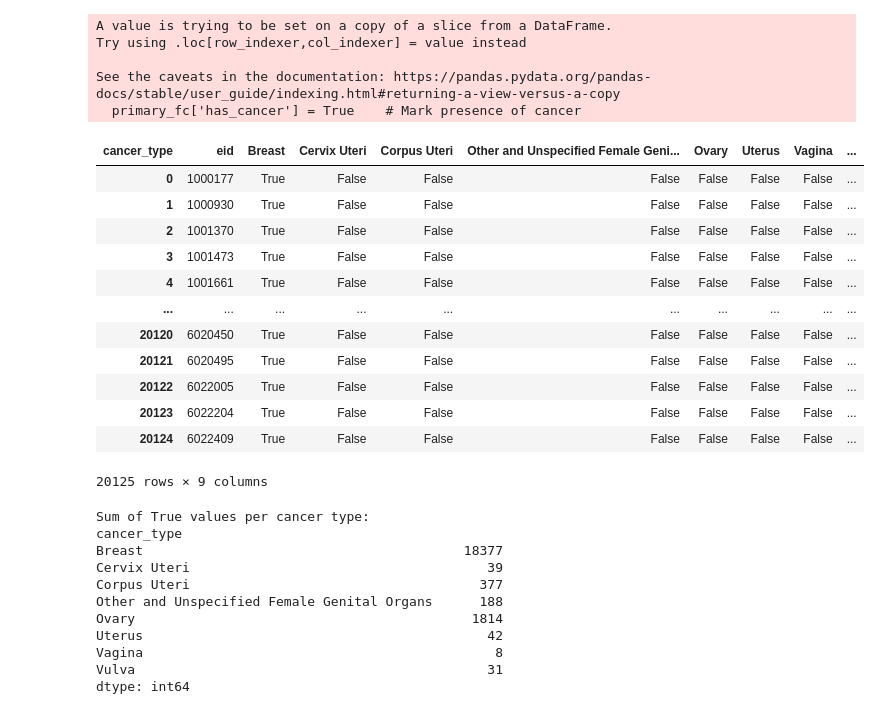
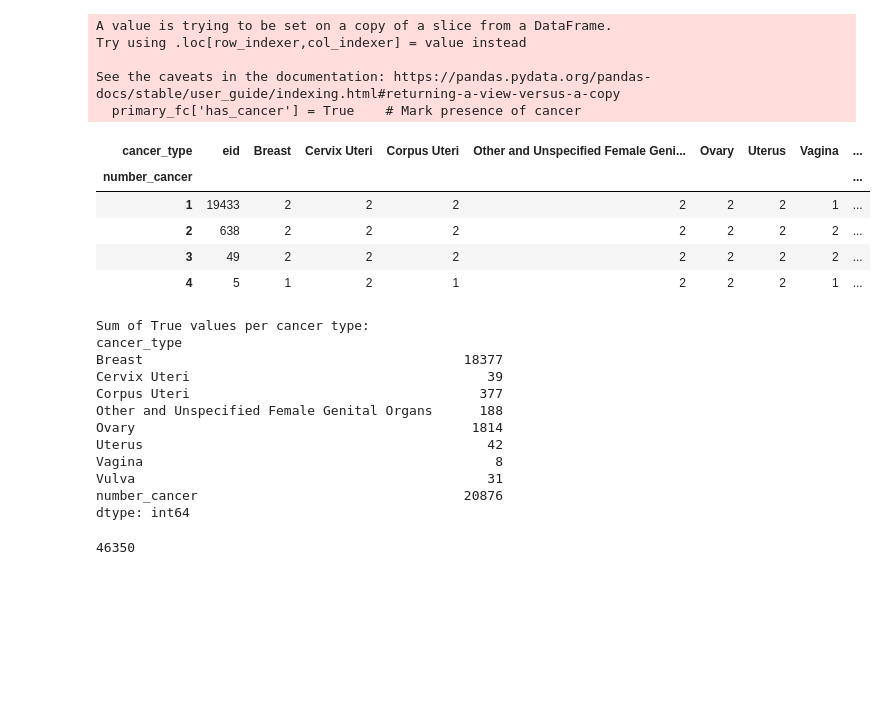
Before and after one commit to esteeliat/sports, a Jupyter notebook: Clean Diagnosis Data.ipynb, the cells around one changed output. Saved outputs shown, nothing was run; the diff lists cells and outputs as text; code cells hidden in the pictures; blank space fills up the shorter version.

```diff
--- a/Clean Diagnosis Data.ipynb
+++ b/Clean Diagnosis Data.ipynb
@@ -10,7 +10,6 @@ ICD10_MAP = {
     'C55': 'Uterus',
     'C56': 'Ovary',
     'C57': 'Other and Unspecified Female Genital Organs',
-    'C58': 'Placenta'
 }
 # %%
 df = pd.read_csv('heisin_dag.csv')
@@ -23,32 +23,25 @@ primary_fc = df[(df[LEVEL] == 'Primary/main diagnosis') & (df[DIAG].str.contains
 # %%
 primary_fc['has_cancer'] = True    # Mark presence of cancer
 pivot_df = primary_fc.pivot_table(index='eid',
                           columns=FEMAL_CANCER_TYPE,
                           values='has_cancer',
                           aggfunc='max',
                           fill_value=False).astype(bool).reset_index()
-
+pivot_df['number_cancer'] = pivot_df[ICD10_MAP.values()].sum(axis=1)
 # Display result
-pivot_df
+pivot_df.groupby('number_cancer').nunique('eid')
 # %% [output]
 A value is trying to be set on a copy of a slice from a DataFrame.
 Try using .loc[row_indexer,col_indexer] = value instead
 
 See the caveats in the documentation: https://pandas.pydata.org/pandas-docs/stable/user_guide/indexing.html#returning-a-view-versus-a-copy
   primary_fc['has_cancer'] = True    # Mark presence of cancer
 | cancer_type | eid | Breast | Cervix Uteri | Corpus Uteri | Other and Unspecified Female Geni... | Ovary | Uterus | Vagina | ... |
-| 0 | 1000177 | True | False | False | False | False | False | False | ... |
-| 1 | 1000930 | True | False | False | False | False | False | False | ... |
-| 2 | 1001370 | True | False | False | False | False | False | False | ... |
-| 3 | 1001473 | True | False | False | False | False | False | False | ... |
-| 4 | 1001661 | True | False | False | False | False | False | False | ... |
-| ... | ... | ... | ... | ... | ... | ... | ... | ... | ... |
-| 20120 | 6020450 | True | False | False | False | False | False | False | ... |
-| 20121 | 6020495 | True | False | False | False | False | False | False | ... |
-| 20122 | 6022005 | True | False | False | False | False | False | False | ... |
-| 20123 | 6022204 | True | False | False | False | False | False | False | ... |
-| 20124 | 6022409 | True | False | False | False | False | False | False | ... |
+| number_cancer |  |  |  |  |  |  |  |  | ... |
+| 1 | 19433 | 2 | 2 | 2 | 2 | 2 | 2 | 1 | ... |
+| 2 | 638 | 2 | 2 | 2 | 2 | 2 | 2 | 2 | ... |
+| 3 | 49 | 2 | 2 | 2 | 2 | 2 | 2 | 2 | ... |
+| 4 | 5 | 1 | 2 | 1 | 2 | 2 | 2 | 1 | ... |
-20125 rows × 9 columns
 # %%
 sum_of_true_values = pivot_df.drop(columns='eid').sum()
 print("Sum of True values per cancer type:")
@@ -64,6 +57,11 @@ Ovary                                           1814
 Uterus                                            42
 Vagina                                             8
 Vulva                                             31
+number_cancer                                  20876
 dtype: int64
 # %%
 pivot_df.to_csv('cleaned_diagnosis_data.csv')
+# %%
+len(set(primary_fc['eid']))
+# %% [output]
+46350
```
Also changed, not shown: parts of 2 cells of this notebook, 9 other files.
